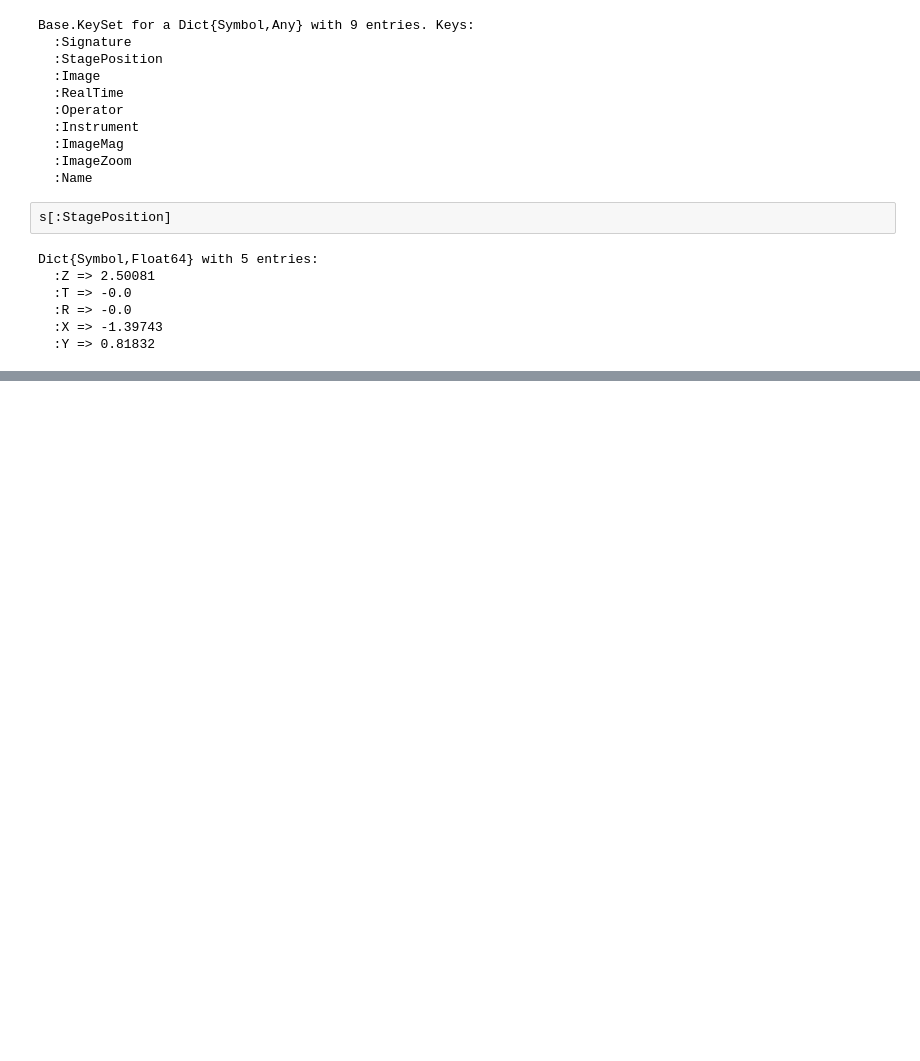
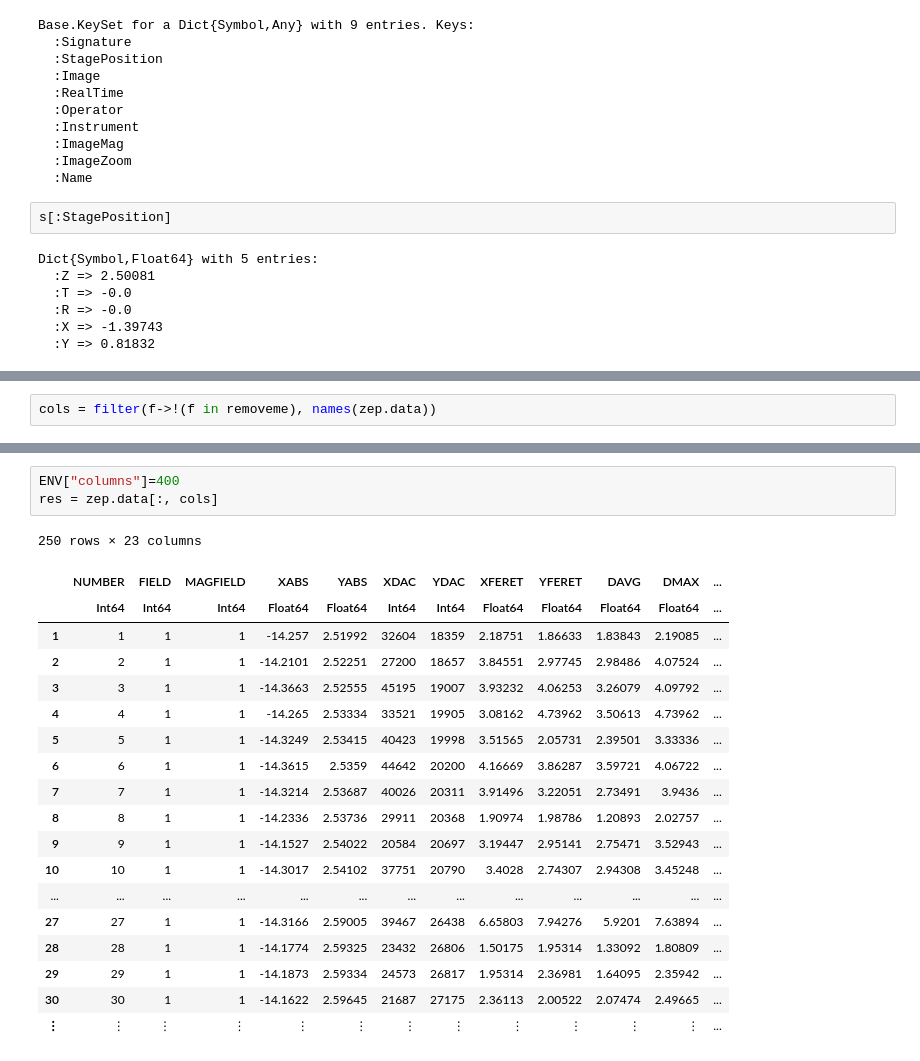
Before and after one commit to NicholasWMRitchie/NeXLNotebooks, a Jupyter notebook: NeXLSpectrum/ZepTest.ipynb, the cells around one changed output, grey strips where cells are left out. Cells and saved outputs as stored; diff of their text form; blank space fills up the shorter version.

```diff
--- a/NeXLSpectrum/ZepTest.ipynb
+++ b/NeXLSpectrum/ZepTest.ipynb
@@ -73,0 +118,2 @@ Dict{Symbol,Float64} with 5 entries:
+# %%
+cols = filter(f->!(f in removeme), names(zep.data))
@@ -73,0 +138,23 @@ Dict{Symbol,Float64} with 5 entries:
+# %%
+ENV["columns"]=400
+res = zep.data[:, cols]
+# %% [output]
+250 rows × 23 columns
+|  | NUMBER | FIELD | MAGFIELD | XABS | YABS | XDAC | YDAC | XFERET | YFERET | DAVG | DMAX | ... |
+|  | Int64 | Int64 | Int64 | Float64 | Float64 | Int64 | Int64 | Float64 | Float64 | Float64 | Float64 | ... |
+| 1 | 1 | 1 | 1 | -14.257 | 2.51992 | 32604 | 18359 | 2.18751 | 1.86633 | 1.83843 | 2.19085 | ... |
+| 2 | 2 | 1 | 1 | -14.2101 | 2.52251 | 27200 | 18657 | 3.84551 | 2.97745 | 2.98486 | 4.07524 | ... |
+| 3 | 3 | 1 | 1 | -14.3663 | 2.52555 | 45195 | 19007 | 3.93232 | 4.06253 | 3.26079 | 4.09792 | ... |
+| 4 | 4 | 1 | 1 | -14.265 | 2.53334 | 33521 | 19905 | 3.08162 | 4.73962 | 3.50613 | 4.73962 | ... |
+| 5 | 5 | 1 | 1 | -14.3249 | 2.53415 | 40423 | 19998 | 3.51565 | 2.05731 | 2.39501 | 3.33336 | ... |
+| 6 | 6 | 1 | 1 | -14.3615 | 2.5359 | 44642 | 20200 | 4.16669 | 3.86287 | 3.59721 | 4.06722 | ... |
+| 7 | 7 | 1 | 1 | -14.3214 | 2.53687 | 40026 | 20311 | 3.91496 | 3.22051 | 2.73491 | 3.9436 | ... |
+| 8 | 8 | 1 | 1 | -14.2336 | 2.53736 | 29911 | 20368 | 1.90974 | 1.98786 | 1.20893 | 2.02757 | ... |
+| 9 | 9 | 1 | 1 | -14.1527 | 2.54022 | 20584 | 20697 | 3.19447 | 2.95141 | 2.75471 | 3.52943 | ... |
+| 10 | 10 | 1 | 1 | -14.3017 | 2.54102 | 37751 | 20790 | 3.4028 | 2.74307 | 2.94308 | 3.45248 | ... |
+| ... | ... | ... | ... | ... | ... | ... | ... | ... | ... | ... | ... | ... |
+| 27 | 27 | 1 | 1 | -14.3166 | 2.59005 | 39467 | 26438 | 6.65803 | 7.94276 | 5.9201 | 7.63894 | ... |
+| 28 | 28 | 1 | 1 | -14.1774 | 2.59325 | 23432 | 26806 | 1.50175 | 1.95314 | 1.33092 | 1.80809 | ... |
+| 29 | 29 | 1 | 1 | -14.1873 | 2.59334 | 24573 | 26817 | 1.95314 | 2.36981 | 1.64095 | 2.35942 | ... |
+| 30 | 30 | 1 | 1 | -14.1622 | 2.59645 | 21687 | 27175 | 2.36113 | 2.00522 | 2.07474 | 2.49665 | ... |
+| ⋮ | ⋮ | ⋮ | ⋮ | ⋮ | ⋮ | ⋮ | ⋮ | ⋮ | ⋮ | ⋮ | ⋮ | ... |
```
Also changed, not shown: parts of 5 cells of this notebook.
